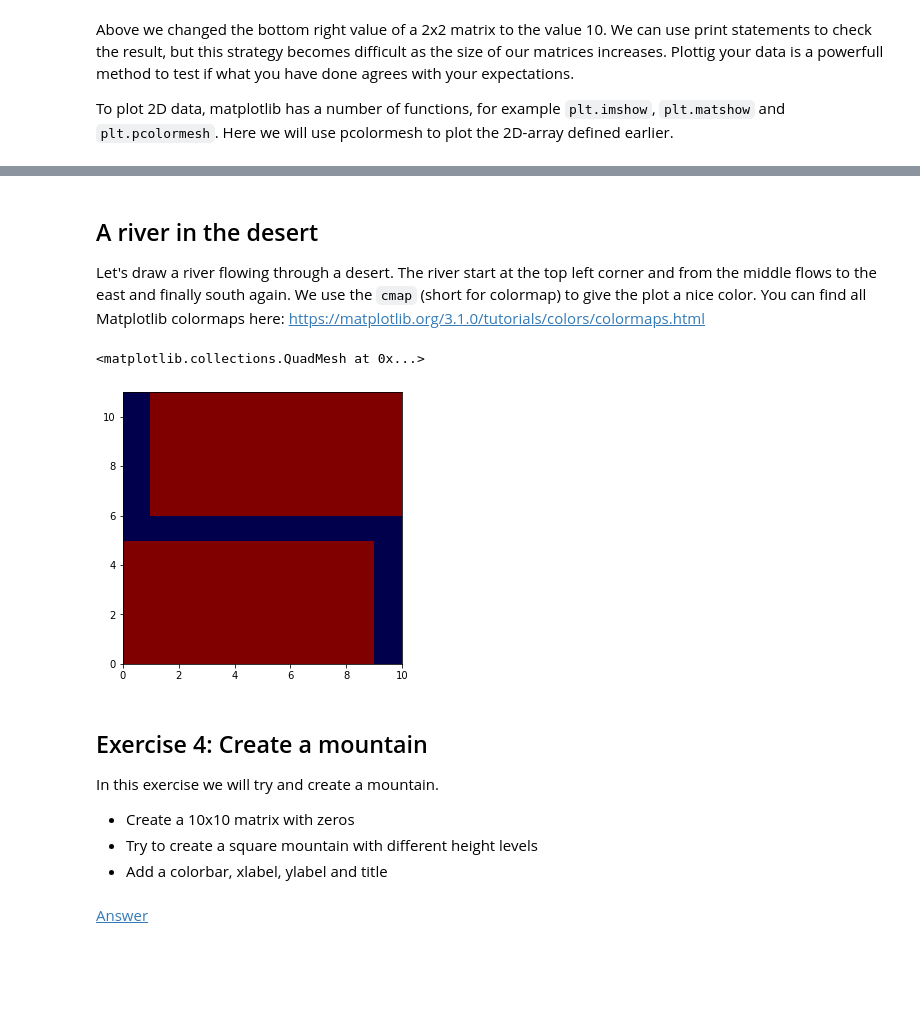
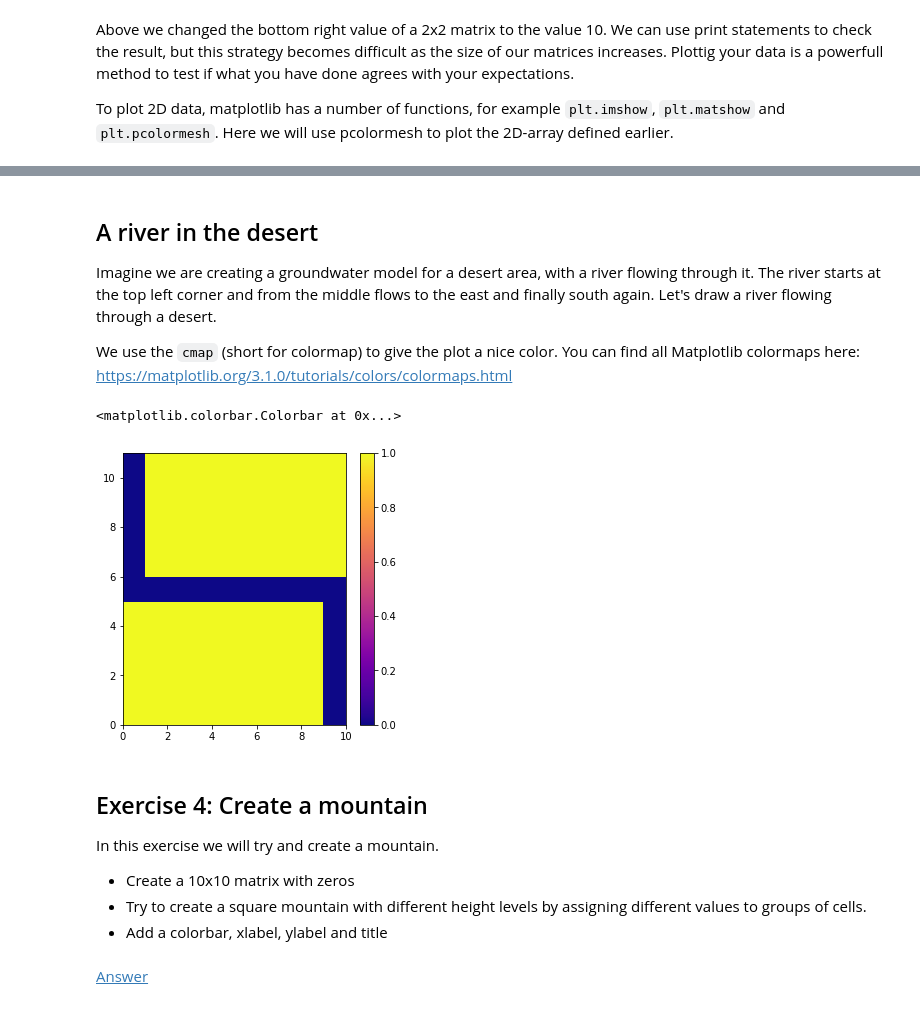
Before and after one commit to hydrogeology-graz/geopython_course, a Jupyter notebook: Lecture_2/Notebook2.ipynb, the cells around one changed output, grey strips where cells are left out. Drawn from its saved outputs; the diff is of its cells as text; code cells hidden in the pictures; blank space fills up the shorter version.

```diff
--- a/Lecture_2/Notebook2.ipynb
+++ b/Lecture_2/Notebook2.ipynb
@@ -322,24 +333,27 @@ plt.colorbar()
 # %% [markdown]
 ## A river in the desert
-Let's draw a river flowing through a desert. The river start at the top left corner and from the middle flows to the east and finally south again. We use the `cmap` (short for colormap) to give the plot a nice color. You can find all Matplotlib colormaps here: https://matplotlib.org/3.1.0/tutorials/colors/colormaps.html
+Imagine we are creating a groundwater model for a desert area, with a river flowing through it. The river starts at the top left corner and from the middle flows to the east and finally south again. Let's draw a river flowing through a desert.
+
+We use the `cmap` (short for colormap) to give the plot a nice color. You can find all Matplotlib colormaps here: https://matplotlib.org/3.1.0/tutorials/colors/colormaps.html
 # %%
 xy = np.ones((11,10))
 xy[-1:5:-1, 0] = 0.0  # North to south
 xy[5, :] = 0.0  # To the east
 xy[0:5, -1] = 0.0
 
 # Make a plot
 plt.figure(figsize=(5,5))  # Define a figure first and set the size
-plt.pcolormesh(xy, cmap="seismic")
+plt.pcolormesh(xy, cmap="plasma")
+plt.colorbar()
 # %% [output]
-<matplotlib.collections.QuadMesh at 0x...>
+<matplotlib.colorbar.Colorbar at 0x...>
-[figure, old version]
+[figure, new version]
 # %% [markdown]
 ## Exercise 4: Create a mountain
 In this exercise we will try and create a mountain.
 
 - Create a 10x10 matrix with zeros
-- Try to create a square mountain with different height levels
+- Try to create a square mountain with different height levels by assigning different values to groups of cells.
 - Add a colorbar, xlabel, ylabel and title
 # %%
 # Type your answer here
```
Also changed, not shown: parts of 18 cells of this notebook.
